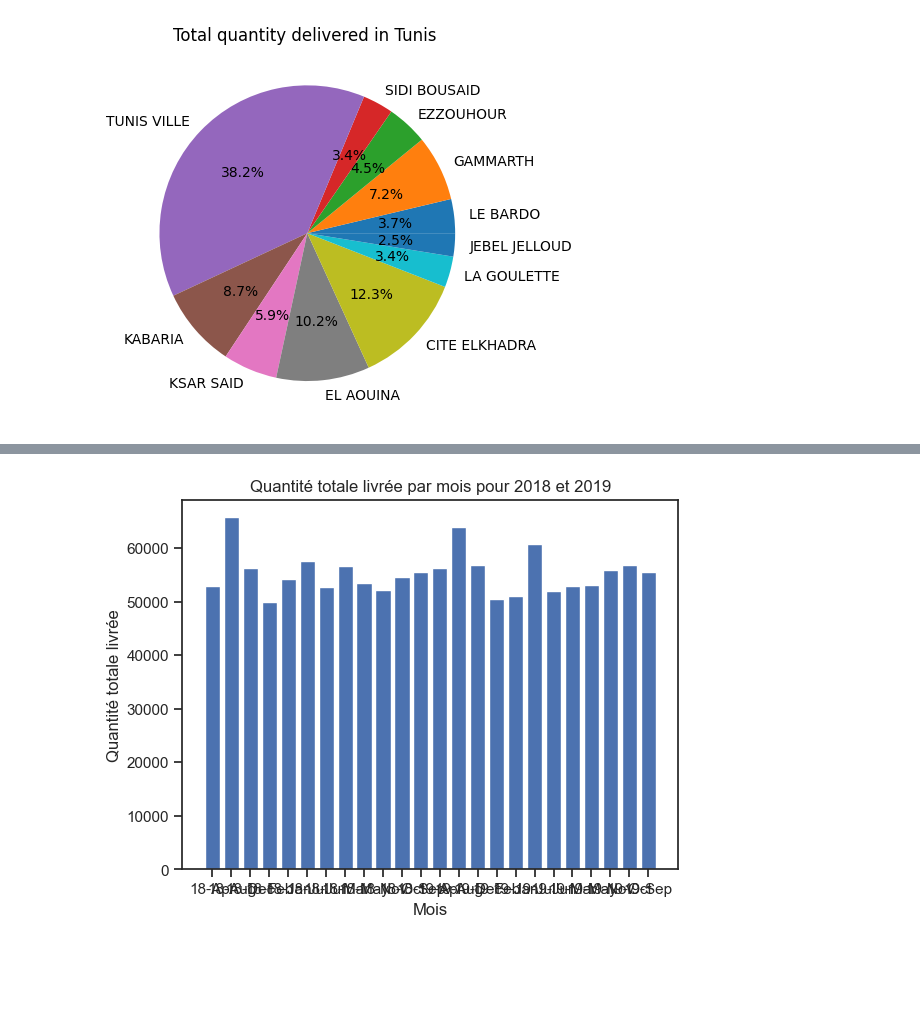
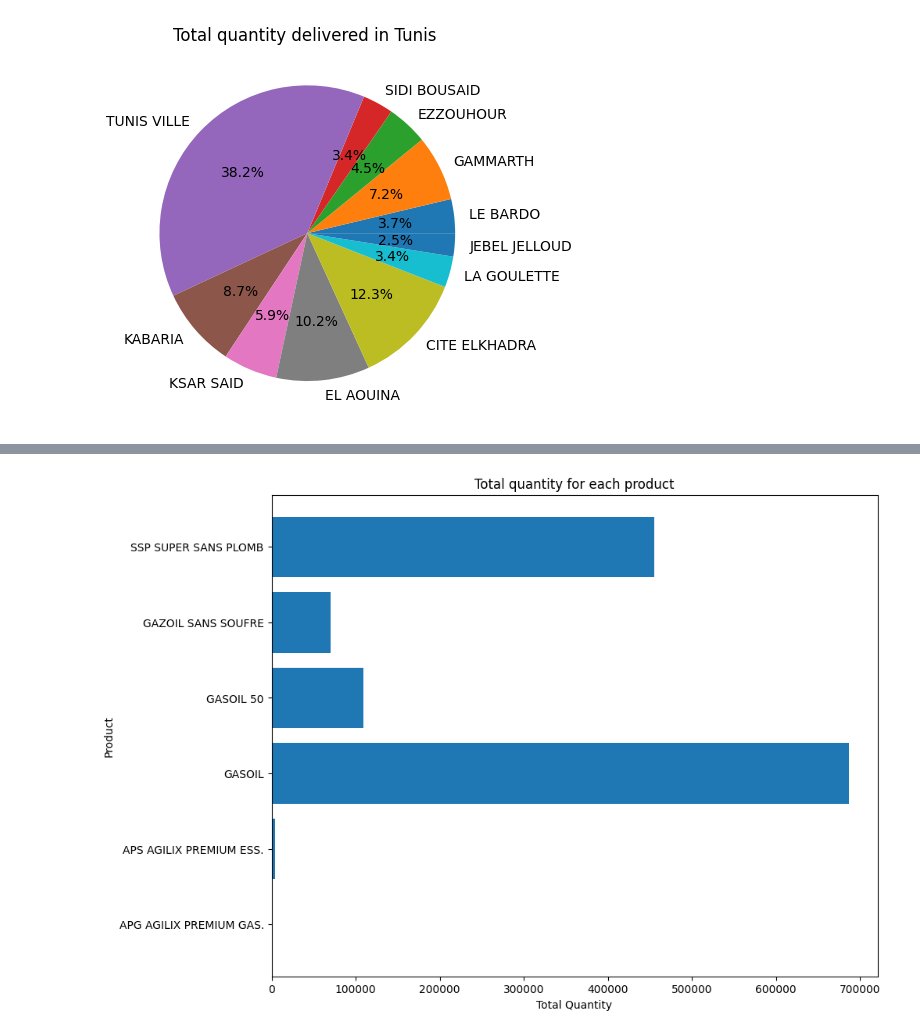
Before and after one commit to MedAzizBouzid/AGIL-ENERGY-Forecast-system, a Jupyter notebook: notebooks/BO1/forecast_customer_demand.ipynb, the cells around one changed output, grey strips where cells are left out. Saved outputs shown, nothing was run; the diff lists cells and outputs as text; code cells hidden in the pictures; blank space fills up the shorter version.

```diff
--- a/notebooks/BO1/forecast_customer_demand.ipynb
+++ b/notebooks/BO1/forecast_customer_demand.ipynb
@@ -103,0 +181,15 @@ plt.show()
+# %%
+
+# Assurez-vous que la colonne MOIS est au format datetime
+dataset['MOIS'] = pd.to_datetime(dataset['MOIS'], format='%y-%b')
+
+# Tracer le graphique avec seaborn
+g = sns.FacetGrid(dataset, col="LIBPRD", col_wrap=2, height=4, aspect=1.5)
+g.map(sns.lineplot, "MOIS", "prixHT", marker='o')
+g.set_axis_labels("Date", "Price (HT)")
+g.set_titles("{col_name}")
+g.add_legend()
+
+plt.subplots_adjust(top=0.9)
+g.fig.suptitle('Monthly Prices for Each Product')
+plt.show()
@@ -104,20 +215,15 @@ plt.show()
 # %%
 import matplotlib.pyplot as plt
 
-# Calculer la somme de la quantité livrée par mois
-df_somme_mensuelle = dataset.groupby(["MOIS"])["SUM(QTEPRD)"].sum()
+# Calculer la quantité totale de carburant livré pour chaque produit
+df_somme_produit = dataset.groupby(["LIBPRD"])["SUM(QTEPRD)"].sum()
+# Créer un bar plot pour chaque produit
 
-# Créer un bar plot pour chaque mois
-plt.bar(df_somme_mensuelle.index, df_somme_mensuelle)
-
-# Définir les labels des axes
-plt.xlabel("Mois")
-plt.ylabel("Quantité totale livrée")
-
-# Définir le titre du graphique
-plt.title("Quantité totale livrée par mois pour 2018 et 2019")
-
-# Afficher le graphique
+plt.figure(figsize=(10, 8))
+plt.barh(df_somme_produit.index, df_somme_produit)
+plt.xlabel('Total Quantity')
+plt.ylabel('Product')
+plt.title('Total quantity for each product')
 plt.show()
 # %% [output]
-[figure, old version]
+[figure, new version]
```
Also changed, not shown: parts of 14 cells of this notebook, 1 other file.
